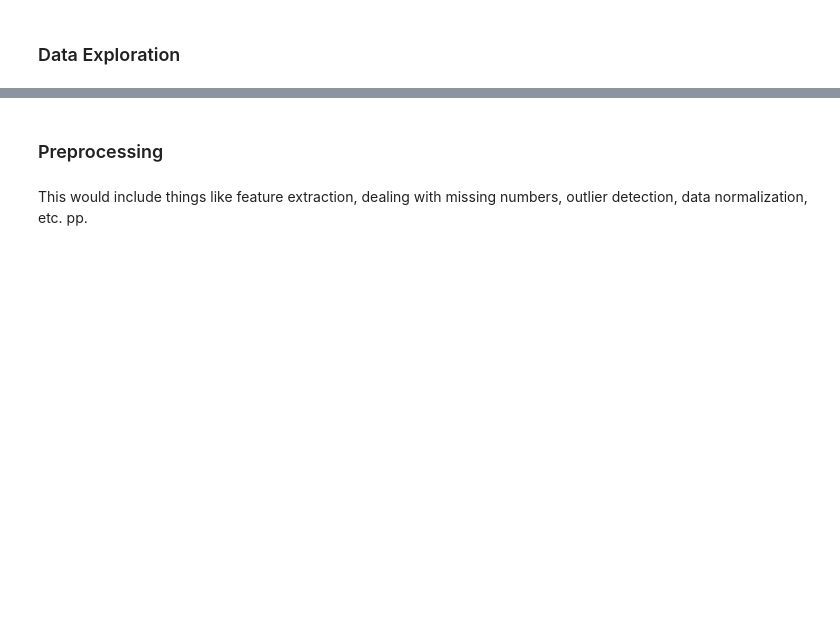
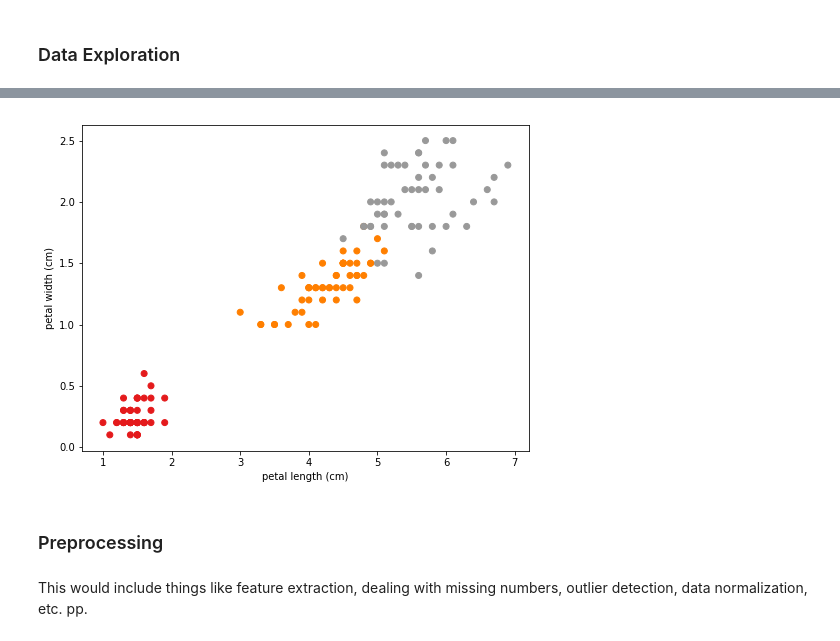
Before and after one commit to ReDI-School/python-data-science, a Jupyter notebook: week3/linear_classifier.ipynb, the cells around one changed output, grey strips where cells are left out. Saved outputs shown, nothing was run; the diff lists cells and outputs as text; code cells hidden in the pictures; blank space fills up the shorter version.

```diff
--- a/week3/linear_classifier.ipynb
+++ b/week3/linear_classifier.ipynb
@@ -40,13 +84,15 @@ plt.show()
 # %%
 # plot the data, again
 plt.figure(2, figsize=(8, 6))
 plt.clf()
 
 plt.scatter(iris.data[:, 2], iris.data[:, 3], c=iris.target, cmap=plt.cm.Set1)
 
-plt.xlabel('Petal length')
-plt.ylabel('Petal width')
+plt.xlabel(iris.feature_names[2])
+plt.ylabel(iris.feature_names[3])
 plt.show()
+# %% [output]
+[figure, added]
 # %% [markdown]
 ### Preprocessing
 # %% [markdown]
```
Also changed, not shown: parts of 16 cells of this notebook.
